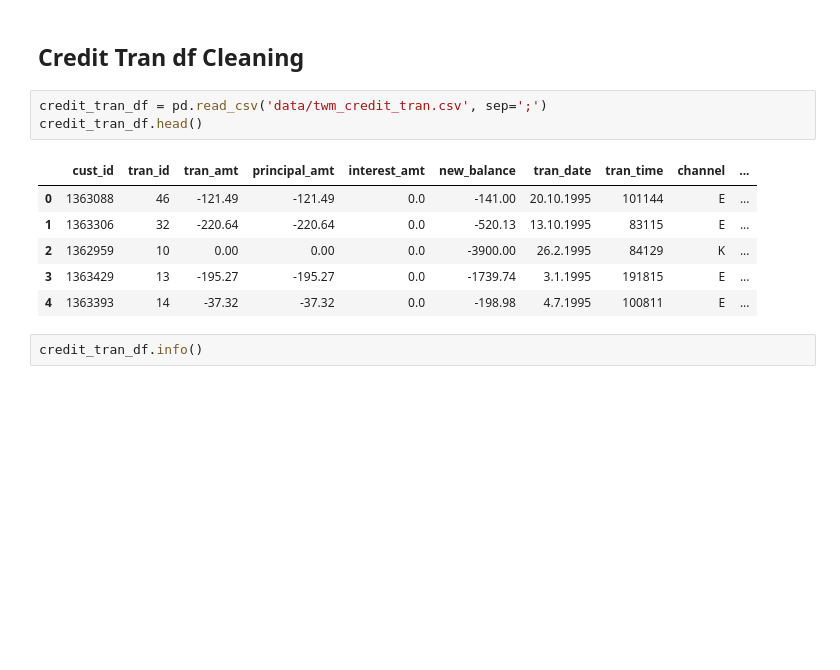
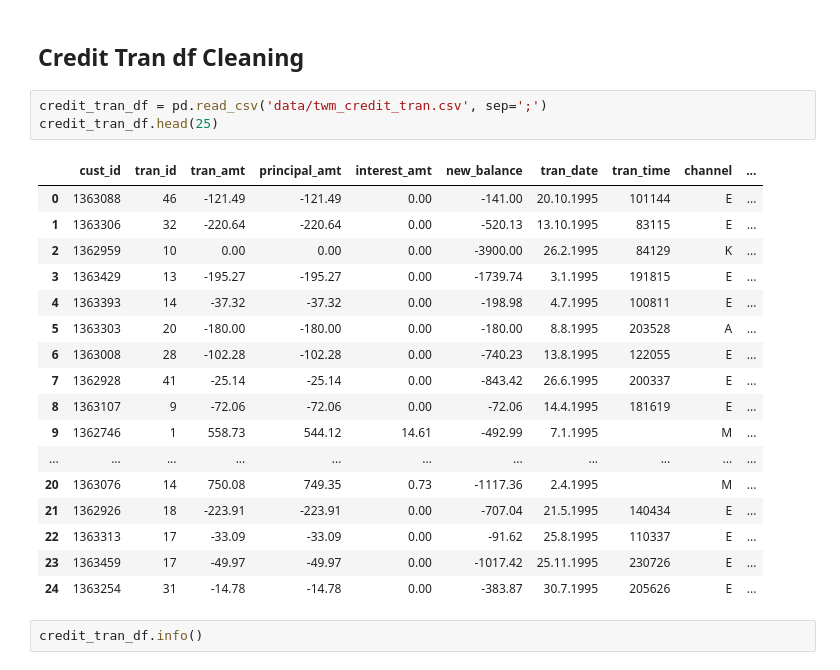
Before and after one commit to btmarsh6/mini-project-III, a Jupyter notebook: Ben_notebook.ipynb, the cells around one changed output. Drawn from its saved outputs; the diff is of its cells as text; blank space fills up the shorter version.

```diff
--- a/Ben_notebook.ipynb
+++ b/Ben_notebook.ipynb
@@ -610,14 +610,25 @@ sns.pairplot(credit_acct_df)
 ## Credit Tran df Cleaning
 # %%
 credit_tran_df = pd.read_csv('data/twm_credit_tran.csv', sep=';')
-credit_tran_df.head()
+credit_tran_df.head(25)
 # %% [output]
 |  | cust_id | tran_id | tran_amt | principal_amt | interest_amt | new_balance | tran_date | tran_time | channel | ... |
-| 0 | 1363088 | 46 | -121.49 | -121.49 | 0.0 | -141.00 | 20.10.1995 | 101144 | E | ... |
-| 1 | 1363306 | 32 | -220.64 | -220.64 | 0.0 | -520.13 | 13.10.1995 | 83115 | E | ... |
-| 2 | 1362959 | 10 | 0.00 | 0.00 | 0.0 | -3900.00 | 26.2.1995 | 84129 | K | ... |
-| 3 | 1363429 | 13 | -195.27 | -195.27 | 0.0 | -1739.74 | 3.1.1995 | 191815 | E | ... |
-| 4 | 1363393 | 14 | -37.32 | -37.32 | 0.0 | -198.98 | 4.7.1995 | 100811 | E | ... |
+| 0 | 1363088 | 46 | -121.49 | -121.49 | 0.00 | -141.00 | 20.10.1995 | 101144 | E | ... |
+| 1 | 1363306 | 32 | -220.64 | -220.64 | 0.00 | -520.13 | 13.10.1995 | 83115 | E | ... |
+| 2 | 1362959 | 10 | 0.00 | 0.00 | 0.00 | -3900.00 | 26.2.1995 | 84129 | K | ... |
+| 3 | 1363429 | 13 | -195.27 | -195.27 | 0.00 | -1739.74 | 3.1.1995 | 191815 | E | ... |
+| 4 | 1363393 | 14 | -37.32 | -37.32 | 0.00 | -198.98 | 4.7.1995 | 100811 | E | ... |
+| 5 | 1363303 | 20 | -180.00 | -180.00 | 0.00 | -180.00 | 8.8.1995 | 203528 | A | ... |
+| 6 | 1363008 | 28 | -102.28 | -102.28 | 0.00 | -740.23 | 13.8.1995 | 122055 | E | ... |
+| 7 | 1362928 | 41 | -25.14 | -25.14 | 0.00 | -843.42 | 26.6.1995 | 200337 | E | ... |
+| 8 | 1363107 | 9 | -72.06 | -72.06 | 0.00 | -72.06 | 14.4.1995 | 181619 | E | ... |
+| 9 | 1362746 | 1 | 558.73 | 544.12 | 14.61 | -492.99 | 7.1.1995 |  | M | ... |
+| ... | ... | ... | ... | ... | ... | ... | ... | ... | ... | ... |
+| 20 | 1363076 | 14 | 750.08 | 749.35 | 0.73 | -1117.36 | 2.4.1995 |  | M | ... |
+| 21 | 1362926 | 18 | -223.91 | -223.91 | 0.00 | -707.04 | 21.5.1995 | 140434 | E | ... |
+| 22 | 1363313 | 17 | -33.09 | -33.09 | 0.00 | -91.62 | 25.8.1995 | 110337 | E | ... |
+| 23 | 1363459 | 17 | -49.97 | -49.97 | 0.00 | -1017.42 | 25.11.1995 | 230726 | E | ... |
+| 24 | 1363254 | 31 | -14.78 | -14.78 | 0.00 | -383.87 | 30.7.1995 | 205626 | E | ... |
 # %%
 credit_tran_df.info()
 # %% [output]
```
Also changed, not shown: parts of 15 cells of this notebook.
